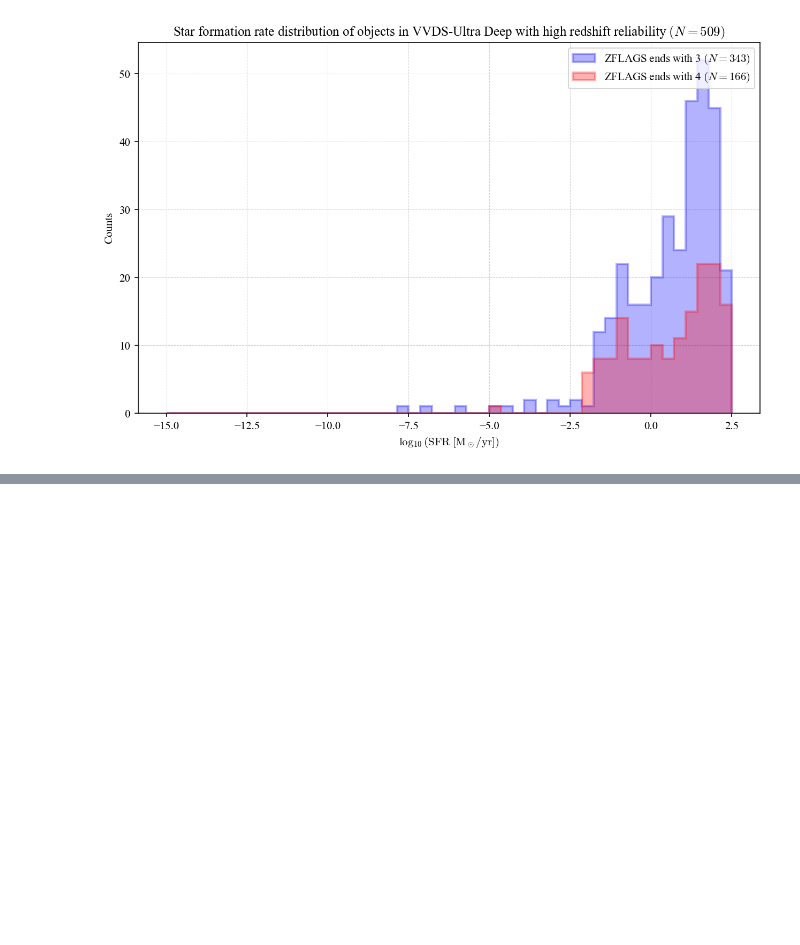
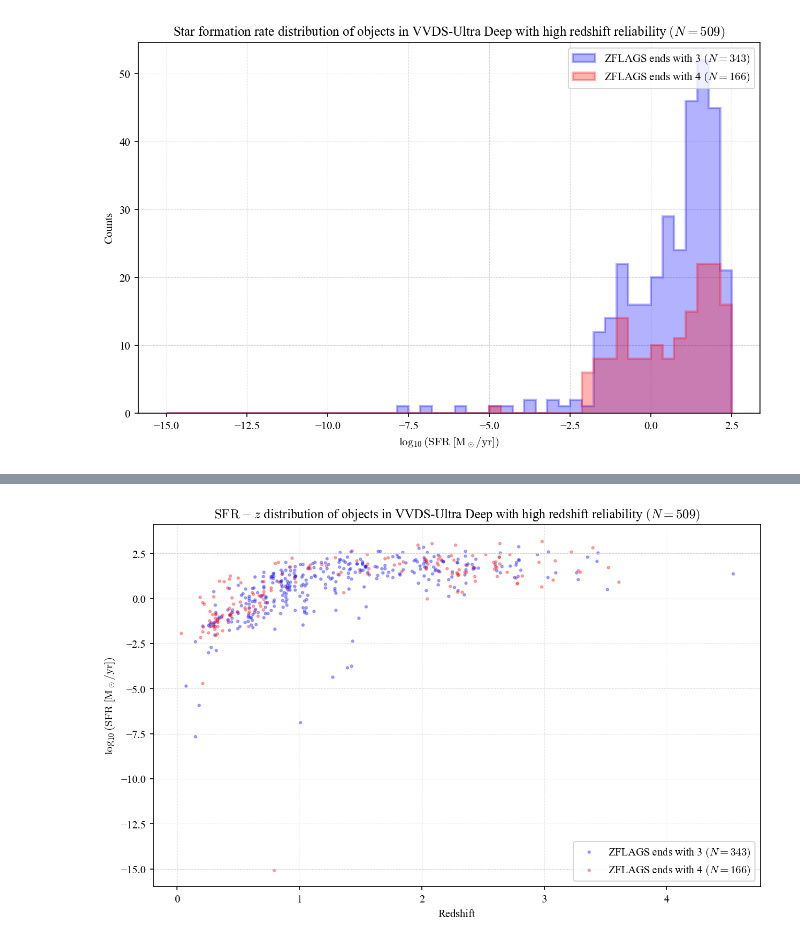
Before and after one commit to MrKhaetneth/Gas-Outflows-in-VVDS, a Jupyter notebook: data_analysis/population_distribution.ipynb, the cells around one changed output, grey strips where cells are left out. Saved outputs shown, nothing was run; the diff lists cells and outputs as text; code cells hidden in the pictures; blank space fills up the shorter version.

```diff
--- a/data_analysis/population_distribution.ipynb
+++ b/data_analysis/population_distribution.ipynb
@@ -125,0 +178,12 @@ plt.show()
+# %%
+plt.subplots(figsize = (10, 6))
+plt.scatter(df3["Z"], df3["sfr"], label = r"ZFLAGS ends with 3 $(N=343)$", **scatter1)
+plt.scatter(df4["Z"], df4["sfr"], label = r"ZFLAGS ends with 4 $(N=166)$", **scatter2)
+
+plt.legend(loc = "lower right")
+plt.xlabel("Redshift")
+plt.ylabel(r"$\log_{10}(\mathrm{SFR}\;[\mathrm{M}_\odot/\mathrm{yr}])$")
+plt.title(r"$\mathrm{SFR}-z$ distribution of objects in VVDS-Ultra Deep with high redshift reliability $(N=509)$")
+plt.show()
+# %% [output]
+[figure, added]
```
Also changed, not shown: parts of 8 cells of this notebook.
